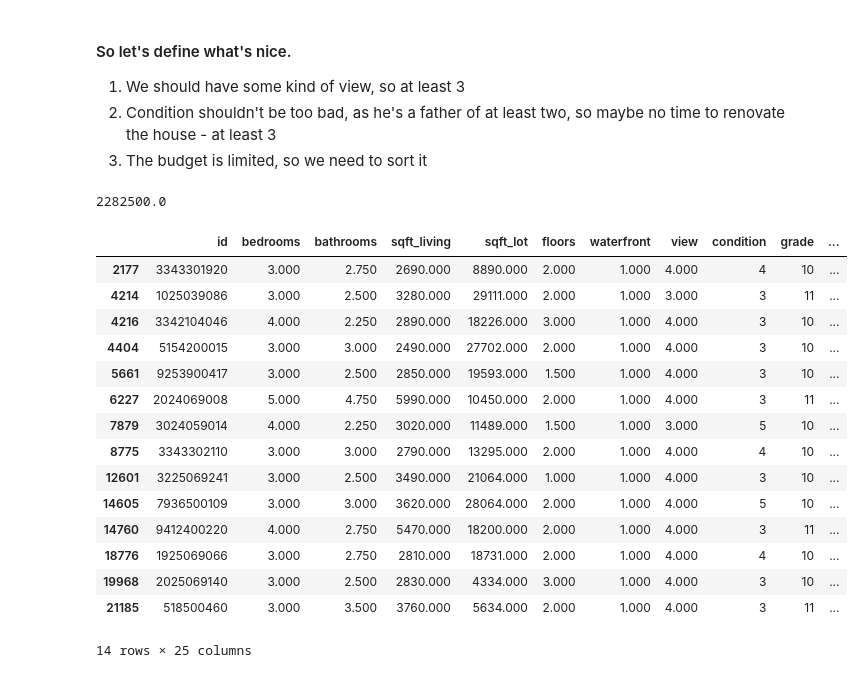
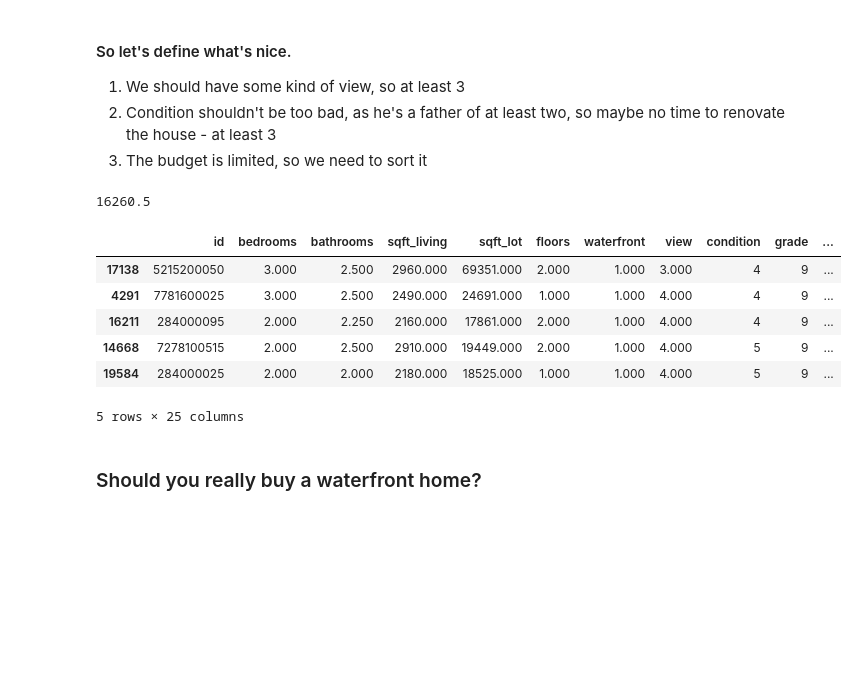
Before and after one commit to kayoken/eda-real-estate, a Jupyter notebook: EDA.ipynb, the cells around one changed output. Cells and saved outputs as stored; diff of their text form; code cells hidden in the pictures; blank space fills up the shorter version.

```diff
--- a/EDA.ipynb
+++ b/EDA.ipynb
@@ -42,12 +41,12 @@ plt.rcParams["figure.facecolor"]= "w"
 pd.plotting.register_matplotlib_converters()
 pd.set_option('display.float_format', lambda x: '%.3f' % x)
 # %%
-df = pd.read_csv('./data/eda.csv')
+df_origin = pd.read_csv('./data/eda.csv')
 
 #converting to proper datetime format
-df.date = pd.to_datetime(df.date)
-df = df.rename({'id.1': 'sale_id'}, axis=1)
-df.columns
+df_origin.date = pd.to_datetime(df_origin.date)
+df_origin = df_origin.rename({'id.1': 'sale_id'}, axis=1)
+df_origin.columns
 # %% [output]
 Index(['id', 'bedrooms', 'bathrooms', 'sqft_living', 'sqft_lot', 'floors',
        'waterfront', 'view', 'condition', 'grade', 'sqft_above',
@@ -88,8 +87,8 @@ False    21597
 Name: count, dtype: int64
 # %%
 # save these real estate properties for later
-df_waterfront_unknown= df[df['waterfront'].isna() == True]
-df_on_waterfront = df[df['waterfront'] == 1]
+df_waterfront_unknown= df_origin[df_origin['waterfront'].isna() == True]
+df_waterfront = df_origin[df_origin['waterfront'] == 1]
 # %%
 
 title = "Waterfront Properties in King County Close to City Centers"
@@ -122,8 +121,8 @@ CONST_SEATTLE_CENTER = 47.608013, -122.335167
 CONST_BELLEVUE_CENTER = 47.610378, -122.200676
 
 
-df_on_waterfront['distance_seattle_center'] = [haversine((row.lat, row.long), CONST_SEATTLE_CENTER, Unit.MILES) for _, row in df_on_waterfront[['lat', 'long']].iterrows()]
-df_on_waterfront['distance_bellevue_center'] = [haversine((row.lat, row.long), CONST_BELLEVUE_CENTER, Unit.MILES) for _, row in df_on_waterfront[['lat', 'long']].iterrows()]
+df_waterfront['distance_seattle_center'] = [haversine((row.lat, row.long), CONST_SEATTLE_CENTER, Unit.MILES) for _, row in df_waterfront[['lat', 'long']].iterrows()]
+df_waterfront['distance_bellevue_center'] = [haversine((row.lat, row.long), CONST_BELLEVUE_CENTER, Unit.MILES) for _, row in df_waterfront[['lat', 'long']].iterrows()]
 
 # data is clean
 # df_on_waterfront['waterfront'].describe()
@@ -268,56 +261,57 @@ Name: price, dtype: float64
 2. Condition shouldn't be too bad, as he's a father of at least two, so maybe no time to renovate the house - at least 3
 3. The budget is limited, so we need to sort it
 # %%
-quantile_75 = df_on_waterfront['price'].quantile(.75)
-print(quantile_75)
+distance_from_city = 15
+quantile_price = df_waterfront['price'].quantile(.60)
+neighbour_lots_size = df_waterfront['sqft_lot15'].quantile(.5)
+lot_size = df_waterfront['sqft_lot'].quantile(.5)
+condition = 3
+grading = 8
 
-quality_houses = df_on_waterfront[
-    (df_on_waterfront['view'] > 2) &
-    (df_on_waterfront['condition'] > 2) &
-    (df_on_waterfront['grade'] > 9) &
-    ((df_on_waterfront['distance_seattle_center'] < 7) |
-        (df_on_waterfront['distance_bellevue_center'] < 7)) &
-     (df_on_waterfront['price'] <  quantile_75)]
+print(neighbour_lots_size)
+
+df_quality_houses = df_waterfront[
+    (df_waterfront['condition'] > condition) &
+    (df_waterfront['grade'] > grading) &
+    ((df_waterfront['distance_seattle_center'] < distance_from_city) |
+        (df_waterfront['distance_bellevue_center'] < distance_from_city)) &
+    (df_waterfront['price'] <  quantile_price) &
+    (df_waterfront['sqft_lot'] >  lot_size) &
+     (df_waterfront['sqft_lot15'] > neighbour_lots_size) &
+     True]
 
 title = "Properties in Seattle"
 
-lats = quality_houses.lat
-lons = quality_houses.long
+lats = df_quality_houses.lat
+lons = df_quality_houses.long
 
-fig = px.scatter_mapbox(quality_houses,
+fig = px.scatter_mapbox(df_quality_houses,
                         lat=lats,
                         lon=lons,
                         hover_data=["price"],
                         size='price',
                         color='price',
                         color_continuous_scale=px.colors.carto.Agsunset_r,
                         zoom=9.5,
                         title=title
                         )
 
 fig.update_geos(fitbounds="locations")
 fig.update_layout(height=700, width=700)
 fig.update_layout(mapbox_style="open-street-map")
 fig.update_layout(margin={"r":50,"t":50,"l":50,"b":50})
 
 fig.show()
 
-quality_houses
+df_quality_houses.sort_values('price')
 # %% [output]
-2282500.0
+16260.5
 |  | id | bedrooms | bathrooms | sqft_living | sqft_lot | floors | waterfront | view | condition | grade | ... |
-| 2177 | 3343301920 | 3.000 | 2.750 | 2690.000 | 8890.000 | 2.000 | 1.000 | 4.000 | 4 | 10 | ... |
-| 4214 | 1025039086 | 3.000 | 2.500 | 3280.000 | 29111.000 | 2.000 | 1.000 | 3.000 | 3 | 11 | ... |
-| 4216 | 3342104046 | 4.000 | 2.250 | 2890.000 | 18226.000 | 3.000 | 1.000 | 4.000 | 3 | 10 | ... |
-| 4404 | 5154200015 | 3.000 | 3.000 | 2490.000 | 27702.000 | 2.000 | 1.000 | 4.000 | 3 | 10 | ... |
-| 5661 | 9253900417 | 3.000 | 2.500 | 2850.000 | 19593.000 | 1.500 | 1.000 | 4.000 | 3 | 10 | ... |
-| 6227 | 2024069008 | 5.000 | 4.750 | 5990.000 | 10450.000 | 2.000 | 1.000 | 4.000 | 3 | 11 | ... |
-| 7879 | 3024059014 | 4.000 | 2.250 | 3020.000 | 11489.000 | 1.500 | 1.000 | 3.000 | 5 | 10 | ... |
-| 8775 | 3343302110 | 3.000 | 3.000 | 2790.000 | 13295.000 | 2.000 | 1.000 | 4.000 | 4 | 10 | ... |
-| 12601 | 3225069241 | 3.000 | 2.500 | 3490.000 | 21064.000 | 1.000 | 1.000 | 4.000 | 3 | 10 | ... |
-| 14605 | 7936500109 | 3.000 | 3.000 | 3620.000 | 28064.000 | 2.000 | 1.000 | 4.000 | 5 | 10 | ... |
-| 14760 | 9412400220 | 4.000 | 2.750 | 5470.000 | 18200.000 | 2.000 | 1.000 | 4.000 | 3 | 11 | ... |
-| 18776 | 1925069066 | 3.000 | 2.750 | 2810.000 | 18731.000 | 2.000 | 1.000 | 4.000 | 4 | 10 | ... |
-| 19968 | 2025069140 | 3.000 | 2.500 | 2830.000 | 4334.000 | 3.000 | 1.000 | 4.000 | 3 | 10 | ... |
-| 21185 | 518500460 | 3.000 | 3.500 | 3760.000 | 5634.000 | 2.000 | 1.000 | 4.000 | 3 | 11 | ... |
+| 17138 | 5215200050 | 3.000 | 2.500 | 2960.000 | 69351.000 | 2.000 | 1.000 | 3.000 | 4 | 9 | ... |
+| 4291 | 7781600025 | 3.000 | 2.500 | 2490.000 | 24691.000 | 1.000 | 1.000 | 4.000 | 4 | 9 | ... |
+| 16211 | 284000095 | 2.000 | 2.250 | 2160.000 | 17861.000 | 2.000 | 1.000 | 4.000 | 4 | 9 | ... |
+| 14668 | 7278100515 | 2.000 | 2.500 | 2910.000 | 19449.000 | 2.000 | 1.000 | 4.000 | 5 | 9 | ... |
+| 19584 | 284000025 | 2.000 | 2.000 | 2180.000 | 18525.000 | 1.000 | 1.000 | 4.000 | 5 | 9 | ... |
-14 rows × 25 columns
+5 rows × 25 columns
+# %% [markdown]
+### Should you really buy a waterfront home?
```
Also changed, not shown: parts of 16 cells of this notebook, 1 other file.
